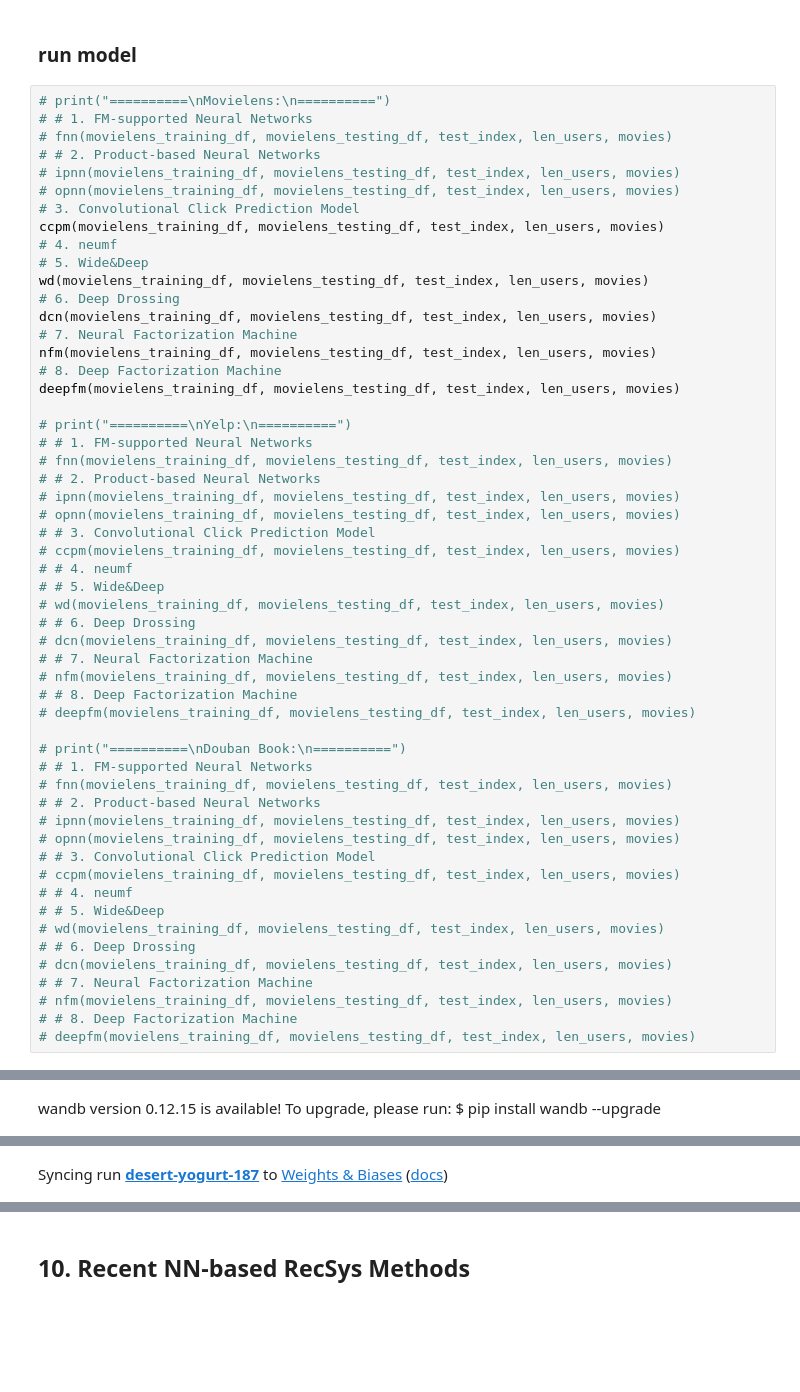
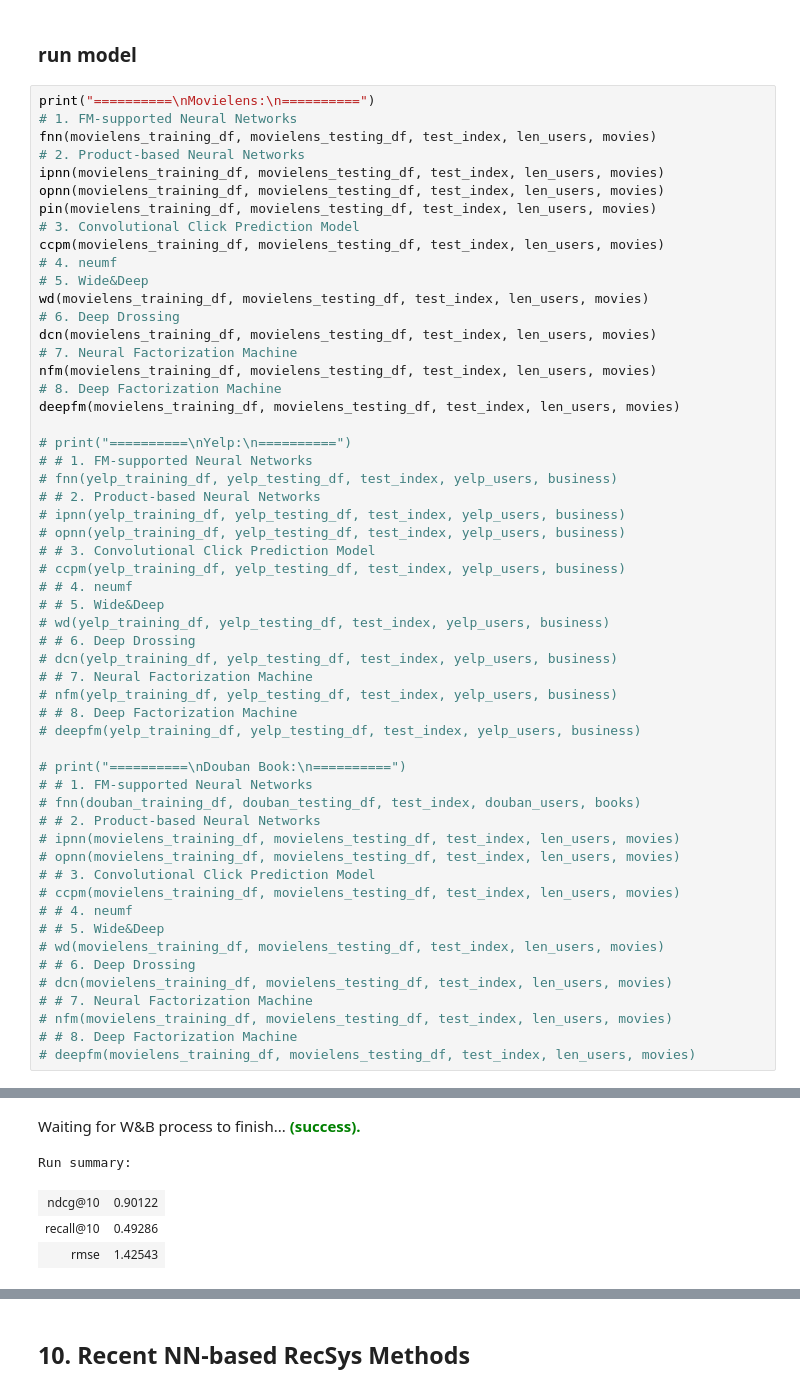
Before and after one commit to Baron1014/recommender_system, a Jupyter notebook: notebook/Rec_Sys.ipynb, the cells around one changed output, grey strips where cells are left out. Cells and saved outputs as stored; diff of their text form; blank space fills up the shorter version.

```diff
--- a/notebook/Rec_Sys.ipynb
+++ b/notebook/Rec_Sys.ipynb
@@ -1406,12 +1409,13 @@ def pin(dataframe, testing_data, test_index, users, movies, inner=True, outter=T
 # %% [markdown]
 ### run model
 # %%
-# print("==========\nMovielens:\n==========")
-# # 1. FM-supported Neural Networks
-# fnn(movielens_training_df, movielens_testing_df, test_index, len_users, movies)
-# # 2. Product-based Neural Networks
-# ipnn(movielens_training_df, movielens_testing_df, test_index, len_users, movies)
-# opnn(movielens_training_df, movielens_testing_df, test_index, len_users, movies)
+print("==========\nMovielens:\n==========")
+# 1. FM-supported Neural Networks
+fnn(movielens_training_df, movielens_testing_df, test_index, len_users, movies)
+# 2. Product-based Neural Networks
+ipnn(movielens_training_df, movielens_testing_df, test_index, len_users, movies)
+opnn(movielens_training_df, movielens_testing_df, test_index, len_users, movies)
+pin(movielens_training_df, movielens_testing_df, test_index, len_users, movies)
 # 3. Convolutional Click Prediction Model
 ccpm(movielens_training_df, movielens_testing_df, test_index, len_users, movies)
 # 4. neumf
@@ -1426,7 +1430,25 @@ deepfm(movielens_training_df, movielens_testing_df, test_index, len_users, movie
 
 # print("==========\nYelp:\n==========")
 # # 1. FM-supported Neural Networks
-# fnn(movielens_training_df, movielens_testing_df, test_index, len_users, movies)
+# fnn(yelp_training_df, yelp_testing_df, test_index, yelp_users, business)
+# # 2. Product-based Neural Networks
+# ipnn(yelp_training_df, yelp_testing_df, test_index, yelp_users, business)
+# opnn(yelp_training_df, yelp_testing_df, test_index, yelp_users, business)
+# # 3. Convolutional Click Prediction Model
+# ccpm(yelp_training_df, yelp_testing_df, test_index, yelp_users, business)
+# # 4. neumf
+# # 5. Wide&Deep
+# wd(yelp_training_df, yelp_testing_df, test_index, yelp_users, business)
+# # 6. Deep Drossing
+# dcn(yelp_training_df, yelp_testing_df, test_index, yelp_users, business)
+# # 7. Neural Factorization Machine
+# nfm(yelp_training_df, yelp_testing_df, test_index, yelp_users, business)
+# # 8. Deep Factorization Machine
+# deepfm(yelp_training_df, yelp_testing_df, test_index, yelp_users, business)
+
+# print("==========\nDouban Book:\n==========")
+# # 1. FM-supported Neural Networks
+# fnn(douban_training_df, douban_testing_df, test_index, douban_users, books)
 # # 2. Product-based Neural Networks
 # ipnn(movielens_training_df, movielens_testing_df, test_index, len_users, movies)
 # opnn(movielens_training_df, movielens_testing_df, test_index, len_users, movies)
@@ -1441,22 +1463,4 @@ deepfm(movielens_training_df, movielens_testing_df, test_index, len_users, movie
 # nfm(movielens_training_df, movielens_testing_df, test_index, len_users, movies)
 # # 8. Deep Factorization Machine
 # deepfm(movielens_training_df, movielens_testing_df, test_index, len_users, movies)
-
-# print("==========\nDouban Book:\n==========")
-# # 1. FM-supported Neural Networks
-# fnn(movielens_training_df, movielens_testing_df, test_index, len_users, movies)
-# # 2. Product-based Neural Networks
-# ipnn(movielens_training_df, movielens_testing_df, test_index, len_users, movies)
-# opnn(movielens_training_df, movielens_testing_df, test_index, len_users, movies)
-# # 3. Convolutional Click Prediction Model
-# ccpm(movielens_training_df, movielens_testing_df, test_index, len_users, movies)
-# # 4. neumf
-# # 5. Wide&Deep
-# wd(movielens_training_df, movielens_testing_df, test_index, len_users, movies)
-# # 6. Deep Drossing
-# dcn(movielens_training_df, movielens_testing_df, test_index, len_users, movies)
-# # 7. Neural Factorization Machine
-# nfm(movielens_training_df, movielens_testing_df, test_index, len_users, movies)
-# # 8. Deep Factorization Machine
-# deepfm(movielens_training_df, movielens_testing_df, test_index, len_users, movies)
 # %% [output]
@@ -1467 +1468,5 @@ wandb: Currently logged in as: baron (use `wandb login --relogin` to force relog
-wandb version 0.12.15 is available! To upgrade, please run: $ pip install wandb --upgrade
+Waiting for W&B process to finish... (success).
+Run summary:
+| ndcg@10 | 0.90122 |
+| recall@10 | 0.49286 |
+| rmse | 1.42543 |
@@ -1470 +1475,0 @@ Run data is saved locally in /home/baron/HW/Recommender_System/notebook/wandb/ru
-Syncing run desert-yogurt-187 to Weights & Biases (docs)
```
Also changed, not shown: parts of 5 cells of this notebook, 2 other files.
